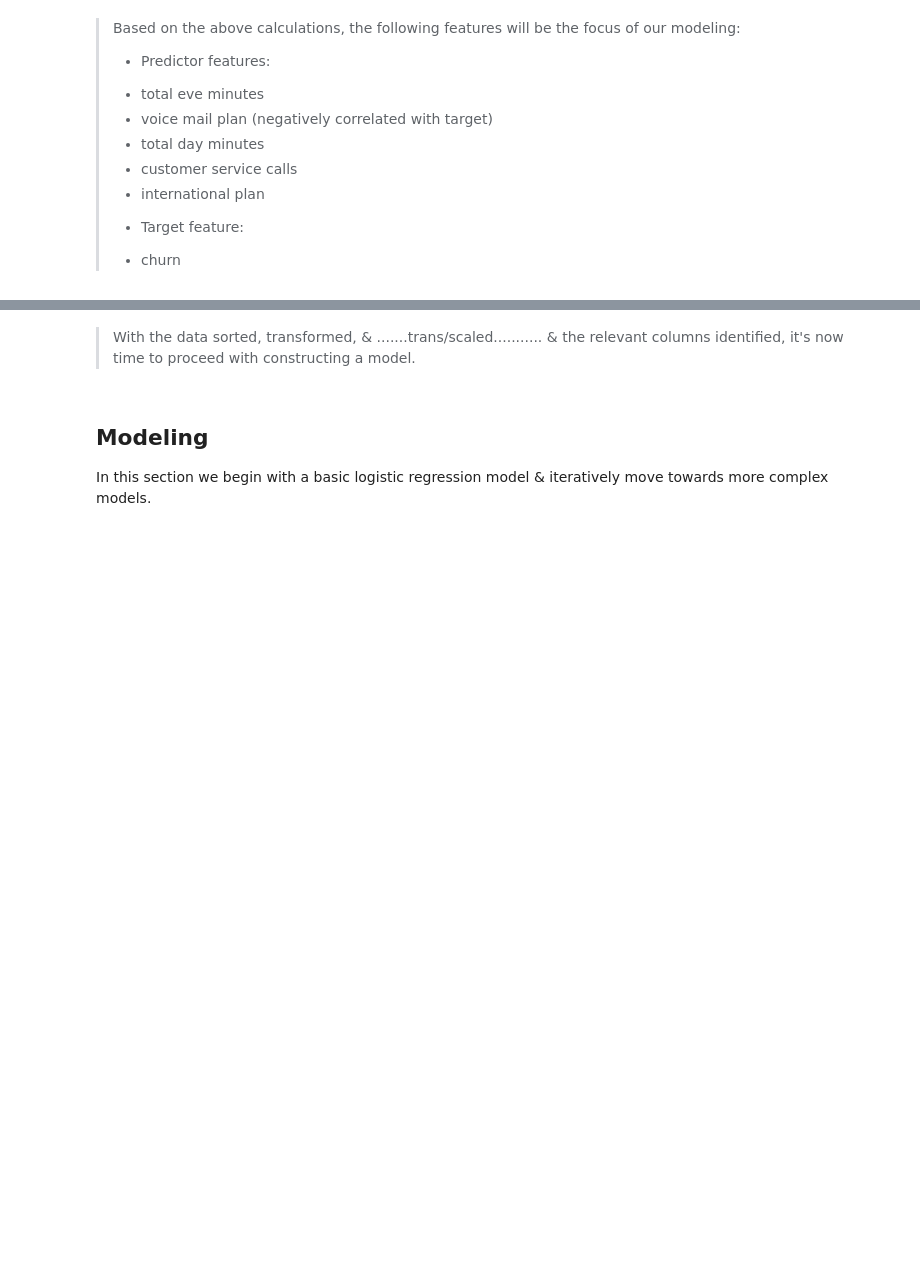
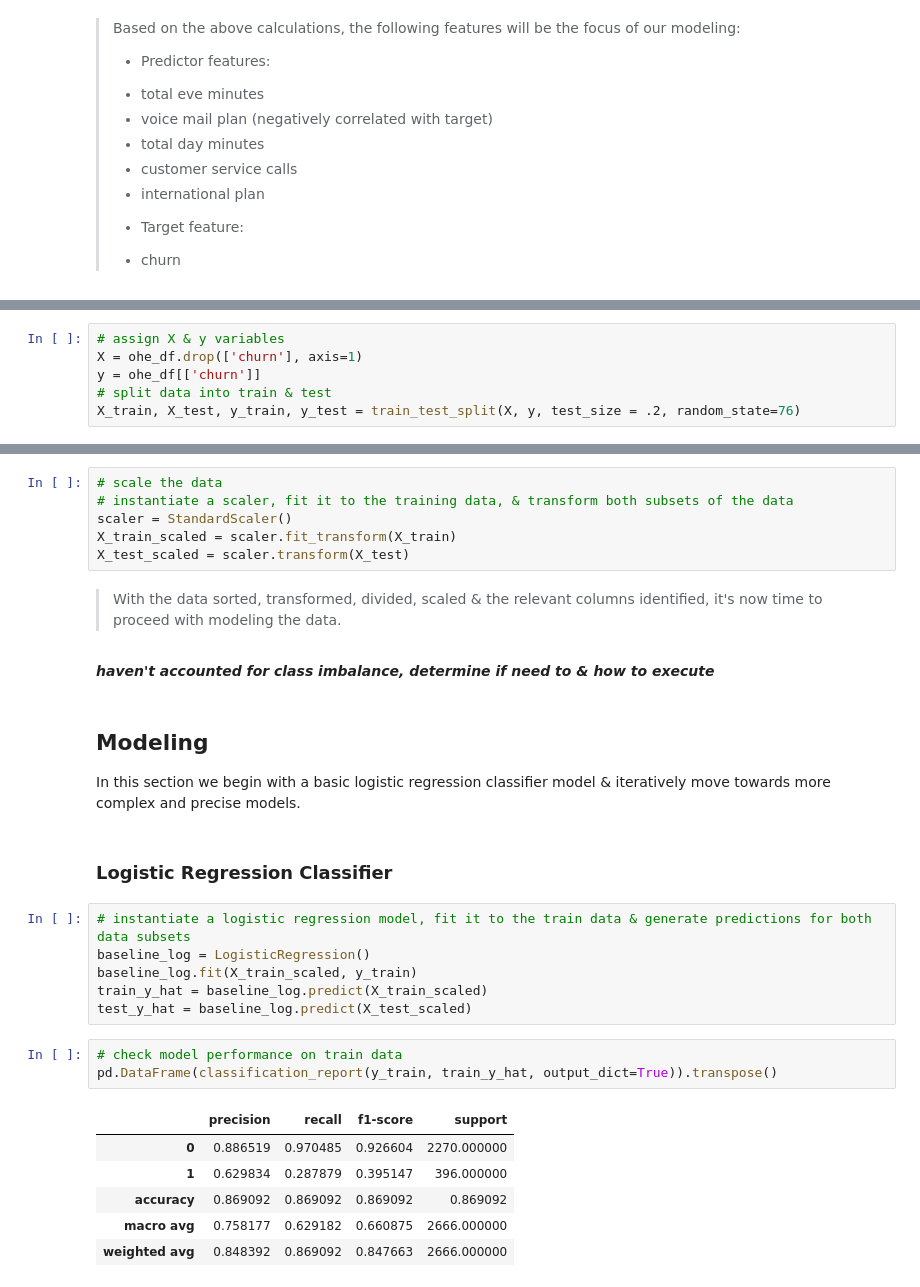
Before and after one commit to terminalcoder/Churn-in-Telecom, a Jupyter notebook: notebook.ipynb, the cells around one changed output, grey strips where cells are left out. Drawn from its saved outputs; the diff is of its cells as text; blank space fills up the shorter version.

Commit message:
models added

```diff
--- a/notebook.ipynb
+++ b/notebook.ipynb
@@ -178,0 +184,6 @@ Before building any models, all that remains to be done is to scale the data. Le
+# %%
+# assign X & y variables
+X = ohe_df.drop(['churn'], axis=1)
+y = ohe_df[['churn']]
+# split data into train & test
+X_train, X_test, y_train, y_test = train_test_split(X, y, test_size = .2, random_state=76)
@@ -179,5 +192,31 @@ Before building any models, all that remains to be done is to scale the data. Le
+# %%
+# scale the data
+# instantiate a scaler, fit it to the training data, & transform both subsets of the data
+scaler = StandardScaler()
+X_train_scaled = scaler.fit_transform(X_train)
+X_test_scaled = scaler.transform(X_test)
 # %% [markdown]
-> With the data sorted, transformed, & .......trans/scaled........... & the relevant columns identified, it's now time to proceed with constructing a model.
+> With the data sorted, transformed, divided, scaled & the relevant columns identified, it's now time to proceed with modeling the data.
+# %% [markdown]
+***haven't accounted for class imbalance, determine if need to & how to execute***
 # %% [markdown]
 ## Modeling
-In this section we begin with a basic logistic regression model & iteratively move towards more complex models.
+In this section we begin with a basic logistic regression classifier model & iteratively move towards more complex and precise models.
+# %% [markdown]
+### Logistic Regression Classifier
+# %%
+# instantiate a logistic regression model, fit it to the train data & generate predictions for both data subsets
+baseline_log = LogisticRegression()
+baseline_log.fit(X_train_scaled, y_train)
+train_y_hat = baseline_log.predict(X_train_scaled)
+test_y_hat = baseline_log.predict(X_test_scaled)
+# %%
+# check model performance on train data
+pd.DataFrame(classification_report(y_train, train_y_hat, output_dict=True)).transpose()
+# %% [output]
+|  | precision | recall | f1-score | support |
+| 0 | 0.886519 | 0.970485 | 0.926604 | 2270.000000 |
+| 1 | 0.629834 | 0.287879 | 0.395147 | 396.000000 |
+| accuracy | 0.869092 | 0.869092 | 0.869092 | 0.869092 |
+| macro avg | 0.758177 | 0.629182 | 0.660875 | 2666.000000 |
+| weighted avg | 0.848392 | 0.869092 | 0.847663 | 2666.000000 |
```
Also changed, not shown: parts of 16 cells of this notebook.
